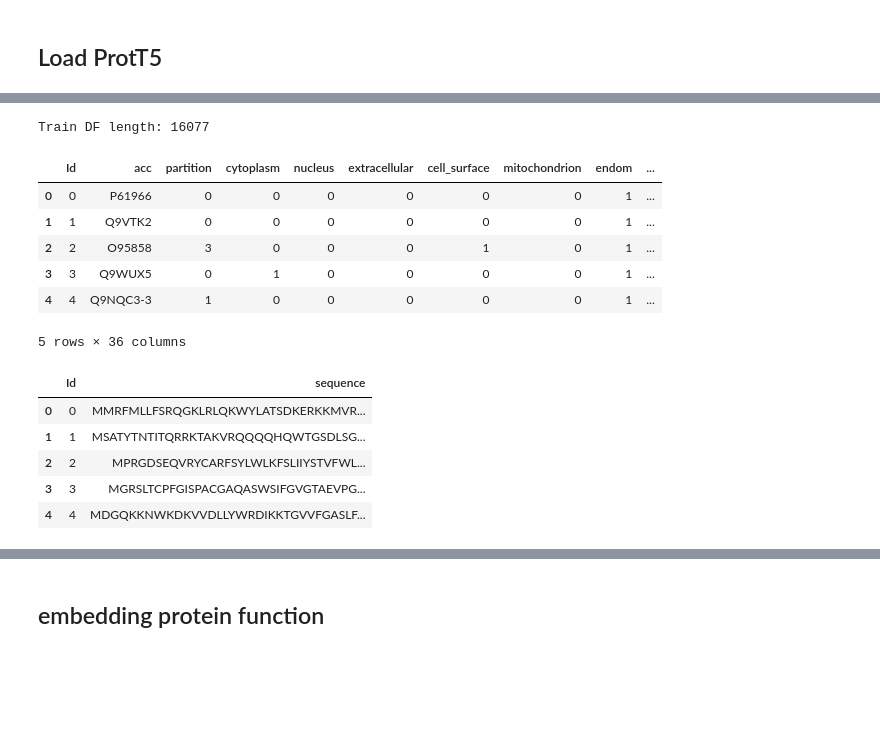
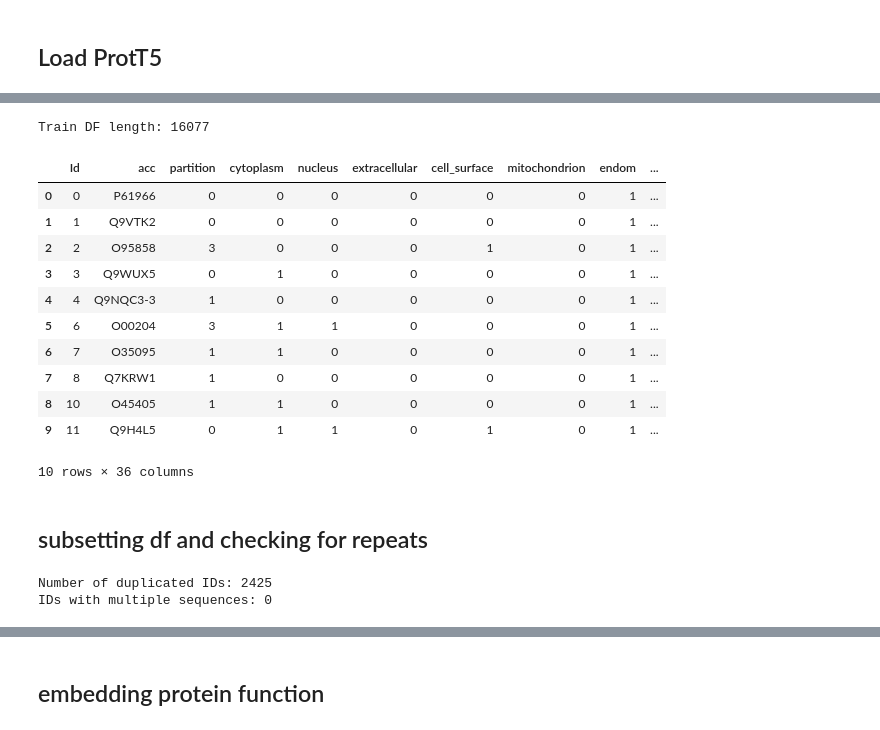
Before and after one commit to archiebenn/BIOLM0050_kaggle, a Jupyter notebook: protein_embedding_classifier.ipynb, the cells around one changed output, grey strips where cells are left out. Drawn from its saved outputs; the diff is of its cells as text; code cells hidden in the pictures; blank space fills up the shorter version.

```diff
--- a/protein_embedding_classifier.ipynb
+++ b/protein_embedding_classifier.ipynb
@@ -72,26 +68,46 @@ Saving train.csv to train.csv
 # %%
 # data setup
 df_train = pd.read_csv("train.csv")
 
 print(f'Train DF length: {len(df_train)}')
-df_train.head()
+df_train.head(10)
 # %% [output]
 Train DF length: 16077
 |  | Id | acc | partition | cytoplasm | nucleus | extracellular | cell_surface | mitochondrion | endom | ... |
 | 0 | 0 | P61966 | 0 | 0 | 0 | 0 | 0 | 0 | 1 | ... |
 | 1 | 1 | Q9VTK2 | 0 | 0 | 0 | 0 | 0 | 0 | 1 | ... |
 | 2 | 2 | O95858 | 3 | 0 | 0 | 0 | 1 | 0 | 1 | ... |
 | 3 | 3 | Q9WUX5 | 0 | 1 | 0 | 0 | 0 | 0 | 1 | ... |
 | 4 | 4 | Q9NQC3-3 | 1 | 0 | 0 | 0 | 0 | 0 | 1 | ... |
+| 5 | 6 | O00204 | 3 | 1 | 1 | 0 | 0 | 0 | 1 | ... |
+| 6 | 7 | O35095 | 1 | 1 | 0 | 0 | 0 | 0 | 1 | ... |
+| 7 | 8 | Q7KRW1 | 1 | 0 | 0 | 0 | 0 | 0 | 1 | ... |
+| 8 | 10 | O45405 | 1 | 1 | 0 | 0 | 0 | 0 | 1 | ... |
+| 9 | 11 | Q9H4L5 | 0 | 1 | 1 | 0 | 1 | 0 | 1 | ... |
-5 rows × 36 columns
+10 rows × 36 columns
-# %%
-# keep just the Id and sequence in the data frame
-df_seq_id = df_train[["Id", "sequence"]]
-df_seq_id.head()
-# %% [output]
-|  | Id | sequence |
-| 0 | 0 | MMRFMLLFSRQGKLRLQKWYLATSDKERKKMVR... |
-| 1 | 1 | MSATYTNTITQRRKTAKVRQQQQHQWTGSDLSG... |
-| 2 | 2 | MPRGDSEQVRYCARFSYLWLKFSLIIYSTVFWL... |
-| 3 | 3 | MGRSLTCPFGISPACGAQASWSIFGVGTAEVPG... |
-| 4 | 4 | MDGQKKNWKDKVVDLLYWRDIKKTGVVFGASLF... |
+# %% [markdown]
+## subsetting df and checking for repeats
+# %%
+# keep just the Id and sequence in the data frame
+df_seq_id = df_train[["Id", "sequence"]]
+df_seq_id.head()
+
+# Get the counts of each ID
+id_counts = df_seq_id["Id"].value_counts()
+
+# checking for any duplicate ids:
+df_seq_id["Id"].value_counts().head(50)
+
+# How many IDs are duplicated (appear more than once)
+num_duplicated_ids = (id_counts > 1).sum()
+print("Number of duplicated IDs:", num_duplicated_ids)
+
+# group by Id and count unique sequences per ID
+seq_per_id = df_seq_id.groupby("Id")["sequence"].nunique()
+
+# how many Ids have >1 unique sequence?
+num_ids_with_multiple_sequences = (seq_per_id > 1).sum()
+print("IDs with multiple sequences:", num_ids_with_multiple_sequences)
+# %% [output]
+Number of duplicated IDs: 2425
+IDs with multiple sequences: 0
```
Also changed, not shown: parts of 9 cells of this notebook.
